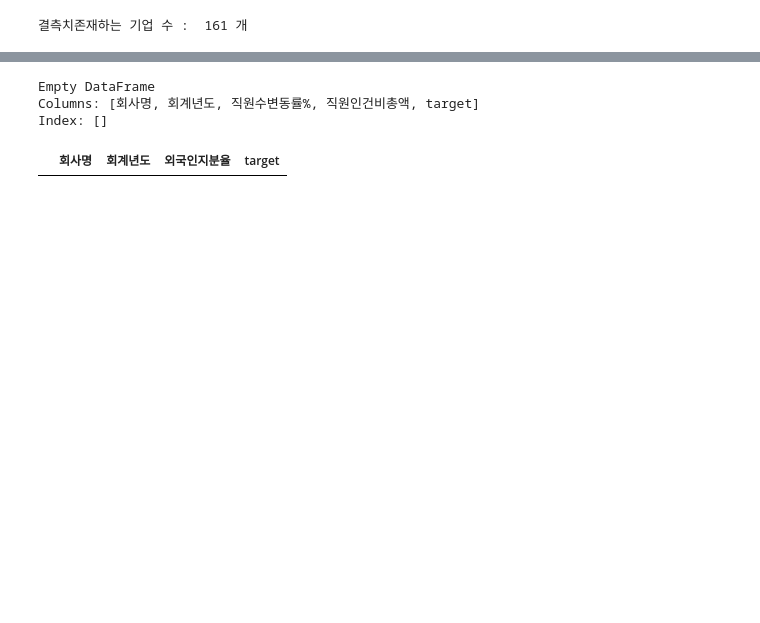
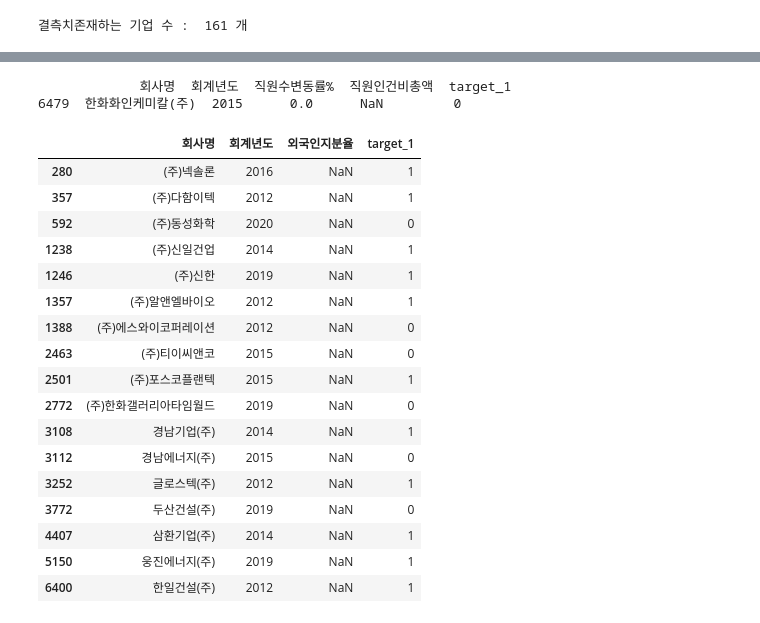
Before and after one commit to JIHUNKI/project_2, a Jupyter notebook: 코스피전처리.ipynb, the cells around one changed output, grey strips where cells are left out. Cells and saved outputs as stored; diff of their text form; code cells hidden in the pictures; blank space fills up the shorter version.

```diff
--- a/코스피전처리.ipynb
+++ b/코스피전처리.ipynb
@@ -237,6 +233,8 @@ for i in range(df.shape[0]):
        df.loc[i, '[제조]      유동성장기부채(요약)(IFRS연결)'] = df.loc[i,'[제조]      유동성장기부채(요약)(IFRS)']
     if pd.isnull(df.loc[i,'[제조]      단기차입금(요약)(IFRS연결)']):
        df.loc[i,'[제조]      단기차입금(요약)(IFRS연결)'] = df.loc[i,'[제조]      단기차입금(요약)(IFRS)']
+    if pd.isnull(df.loc[i, '유형자산의 증가(*)(IFRS연결)(천원)']):
+       df.loc[i, '유형자산의 증가(*)(IFRS연결)(천원)'] = df.loc[i,'유형자산의 증가(*)(IFRS)(천원)']
 # %%
 drop_col = ['유보율(IFRS)' ,'[제조]* (정상)영업손익(보고서기재)(요약)(IFRS)(백만원)','[제조]      이익잉여금(결손금)(요약)(IFRS)(백만원)',
 '[제조]영업활동으로 인한 현금흐름(간접법)(*)(요약)(IFRS)(백만원)','자산(*)(요약)(IFRS)(백만원)',
@@ -253,7 +251,7 @@ drop_col = ['유보율(IFRS)' ,'[제조]* (정상)영업손익(보고서기재)(
 '[제조]자산(*)(요약)(IFRS)(백만원)_x','[제조]자산(*)(요약)(IFRS연결)(백만원)_x',
 '[제조]자산(*)(요약)(IFRS)(백만원)_y','[제조]자산(*)(요약)(IFRS연결)(백만원)_y',
 '[제조]매출액(수익)(요약)(IFRS)(백만원)_y', '[제조]매출액(수익)(요약)(IFRS연결)(백만원)_y',
-'[제조]매출액(수익)(요약)(IFRS)(백만원)_x', '[제조]매출액(수익)(요약)(IFRS연결)(백만원)_x',
+'[제조]매출액(수익)(요약)(IFRS)(백만원)_x', '[제조]매출액(수익)(요약)(IFRS연결)(백만원)_x','유형자산의 증가(*)(IFRS)(천원)',
 '[제조]      유동성장기부채(요약)(IFRS)','[제조]      단기차입금(요약)(IFRS)','자산(*)(요약)(IFRS연결)(백만원)','[제조]자본(*)(요약)(IFRS연결)(백만원)']
 # %%
 df.drop(drop_col,axis=1,inplace=True)
@@ -349,7 +356,7 @@ rename_list = {'자산(*)(요약)(IFRS연결)':'자산', '자본(*)(요약)(IFRS
        '부채(*)(요약)(IFRS연결)(백만원)':'부채', '외국인_주식분포비율':'외국인지분율', '보통주식비율':'대주주지분율',
        '[제조]      단기차입금(요약)(IFRS연결)':'단기차입금', '[제조]      유동성장기부채(요약)(IFRS연결)':'유동성장기부채',
        '시가총액(백만원)':'시가총액','연구개발비(IFRS연결)(백만원)':'연구개발비','직원인건비총액(백만원)':'직원인건비총액',
-       '통계청 한국표준산업분류 10차(대분류)':'산업군'}
+       '통계청 한국표준산업분류 10차(대분류)':'산업군','유형자산의 증가(*)(IFRS연결)(천원)':'CAPEX'}
 
 df.rename(columns=rename_list,inplace=True)
 # %%
@@ -427,0 +438,36 @@ df.rename(columns={'공시제목':'target'},inplace=True)
+# %%
+
+df["공시제목"].fillna(0,inplace=True)
+
+ind_1 = df[df["공시제목"] != 0].index
+
+### set1
+df.loc[ind_1,"target_1"] = 1
+
+for i in df.index:
+    if (df.loc[i,"target_1"] == 1) and (df.loc[i,"회사명"] == df.loc[i-1,"회사명"]) :
+        df.loc[i-1, "target_1"] = 1
+df['target_1'].fillna(0,inplace=True)
+df['target_1'] = df['target_1'].astype(int)
+
+# ### set2
+df.loc[ind_1,"target_2"] = 1
+
+for i in df.index:
+    if (df.loc[i,"target_2"] == 1) and (df.loc[i,"회사명"] == df.loc[i-1,"회사명"]) and (df.loc[i,'공시제목']=='상장폐지기업') :
+        df.loc[i-1, "target_2"] = 1
+    if (df.loc[i,"target_2"] == 1) and (df.loc[i-1,"회사명"] == df.loc[i-2,"회사명"]) and (df.loc[i,'공시제목']=='상장폐지기업'):
+        df.loc[i-2, "target_2"] = 1
+
+df['target_2'].fillna(0,inplace=True)
+df['target_2'] = df['target_2'].astype(int)
+
+## set_3
+
+df.loc[ind_1,"target_3"] = 1
+
+for i in df.index:
+    if (df.loc[i,"target_3"] == 1) and (df.loc[i,"회사명"] == df.loc[i-1,"회사명"]) and (df.loc[i,'공시제목']=='상장폐지기업'):
+        df.loc[i-1, "target_3"] = 1
+df['target_3'].fillna(0,inplace=True)
+df['target_3'] = df['target_3'].astype(int)
@@ -503,12 +585,11 @@ df.loc[714,'직원수변동률%']=0
 ## 직원수변동률
 ## 한화화인케미칼 2015년 한화케미칼에 합병
 
-print(df[df['직원인건비총액'].isna()][['회사명','회계년도','직원수변동률%','직원인건비총액','target']])
+print(df[df['직원인건비총액'].isna()][['회사명','회계년도','직원수변동률%','직원인건비총액','target_1']])
 df.drop(index=6479,axis=0,inplace=True)
 # %% [output]
-Empty DataFrame
-Columns: [회사명, 회계년도, 직원수변동률%, 직원인건비총액, target]
-Index: []
+             회사명  회계년도  직원수변동률%  직원인건비총액  target_1
+6479  한화화인케미칼(주)  2015      0.0      NaN         0
 # %%
 ## 대주주지분율 외국인지분율 결측치인 데이터
 df[df['대주주지분율'].isna()][['회사명','회계년도','대주주지분율']]
@@ -523,9 +604,26 @@ df.loc[3983,'대주주지분율']=0
 df.loc[3984,'대주주지분율']=0
 df.loc[3985,'대주주지분율']=0
 # %%
-df[df['외국인지분율'].isna()][['회사명','회계년도','외국인지분율','target']]
+df[df['외국인지분율'].isna()][['회사명','회계년도','외국인지분율','target_1']]
 # %% [output]
-|  | 회사명 | 회계년도 | 외국인지분율 | target |
+|  | 회사명 | 회계년도 | 외국인지분율 | target_1 |
+| 280 | (주)넥솔론 | 2016 | NaN | 1 |
+| 357 | (주)다함이텍 | 2012 | NaN | 1 |
+| 592 | (주)동성화학 | 2020 | NaN | 0 |
+| 1238 | (주)신일건업 | 2014 | NaN | 1 |
+| 1246 | (주)신한 | 2019 | NaN | 1 |
+| 1357 | (주)알앤엘바이오 | 2012 | NaN | 1 |
+| 1388 | (주)에스와이코퍼레이션 | 2012 | NaN | 0 |
+| 2463 | (주)티이씨앤코 | 2015 | NaN | 0 |
+| 2501 | (주)포스코플랜텍 | 2015 | NaN | 1 |
+| 2772 | (주)한화갤러리아타임월드 | 2019 | NaN | 0 |
+| 3108 | 경남기업(주) | 2014 | NaN | 1 |
+| 3112 | 경남에너지(주) | 2015 | NaN | 0 |
+| 3252 | 글로스텍(주) | 2012 | NaN | 1 |
+| 3772 | 두산건설(주) | 2019 | NaN | 0 |
+| 4407 | 삼환기업(주) | 2014 | NaN | 1 |
+| 5150 | 웅진에너지(주) | 2019 | NaN | 1 |
+| 6400 | 한일건설(주) | 2012 | NaN | 1 |
 # %%
 ## 외국인 지분율 결측치는 실제 0인 값
 ## 그이유는 해당 년도 근처에서 관리종목 또는 횡령 또는 상폐를 앞두고있음
```
Also changed, not shown: parts of 42 cells of this notebook, 5 other files.
